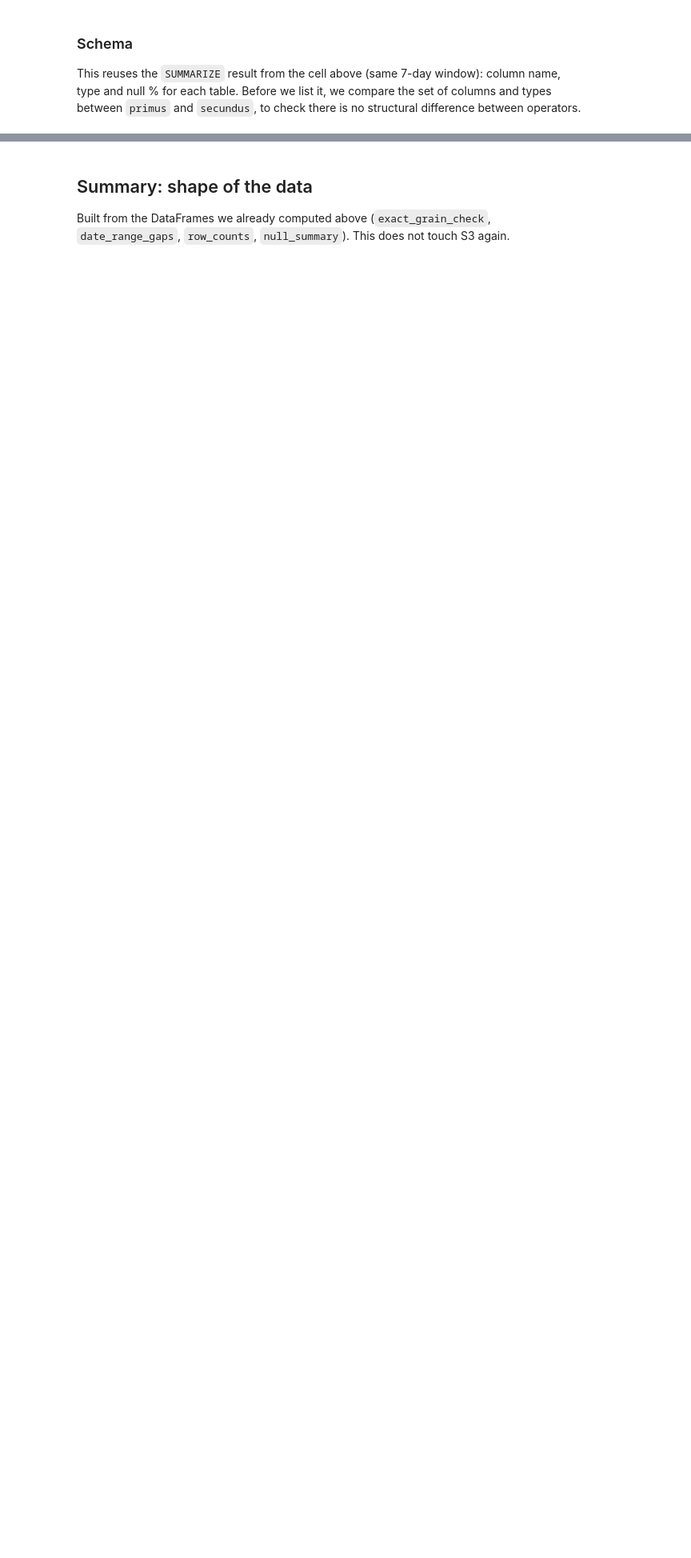
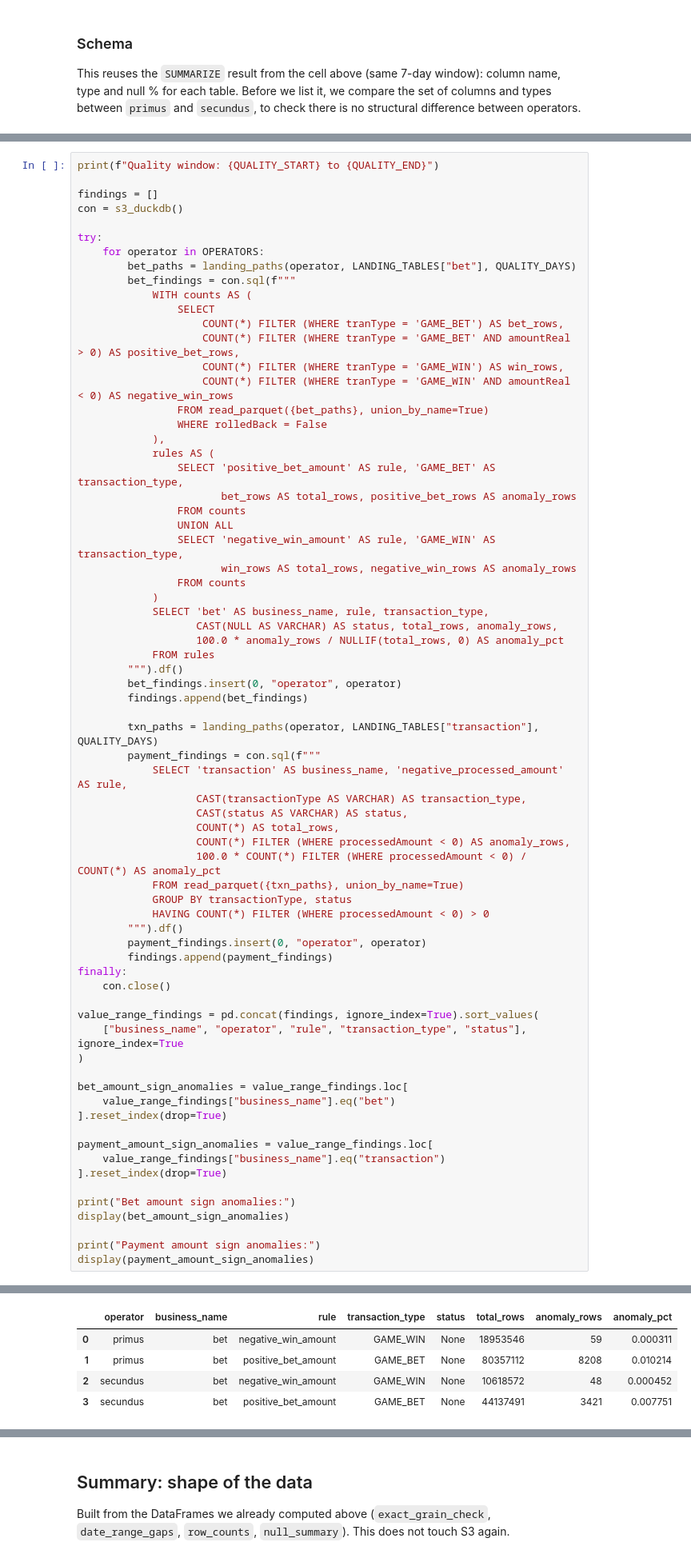
Before and after one commit to jvherrero/whizdom-churn, a Jupyter notebook: eda/01_profiling.ipynb, the cells around one changed output, grey strips where cells are left out. Shown at 80% size. Drawn from its saved outputs; the diff is of its cells as text; blank space fills up the shorter version.

Commit message:
fix(eda): add non-negative stake check to 01_profiling DQ suite

```diff
--- a/eda/01_profiling.ipynb
+++ b/eda/01_profiling.ipynb
@@ -483,0 +488,71 @@ Schema differs between operators in: no tables
+# %%
+print(f"Quality window: {QUALITY_START} to {QUALITY_END}")
+
+findings = []
+con = s3_duckdb()
+
+try:
+    for operator in OPERATORS:
+        bet_paths = landing_paths(operator, LANDING_TABLES["bet"], QUALITY_DAYS)
+        bet_findings = con.sql(f"""
+            WITH counts AS (
+                SELECT
+                    COUNT(*) FILTER (WHERE tranType = 'GAME_BET') AS bet_rows,
+                    COUNT(*) FILTER (WHERE tranType = 'GAME_BET' AND amountReal > 0) AS positive_bet_rows,
+                    COUNT(*) FILTER (WHERE tranType = 'GAME_WIN') AS win_rows,
+                    COUNT(*) FILTER (WHERE tranType = 'GAME_WIN' AND amountReal < 0) AS negative_win_rows
+                FROM read_parquet({bet_paths}, union_by_name=True)
+                WHERE rolledBack = False
+            ),
+            rules AS (
+                SELECT 'positive_bet_amount' AS rule, 'GAME_BET' AS transaction_type,
+                       bet_rows AS total_rows, positive_bet_rows AS anomaly_rows
+                FROM counts
+                UNION ALL
+                SELECT 'negative_win_amount' AS rule, 'GAME_WIN' AS transaction_type,
+                       win_rows AS total_rows, negative_win_rows AS anomaly_rows
+                FROM counts
+            )
+            SELECT 'bet' AS business_name, rule, transaction_type,
+                   CAST(NULL AS VARCHAR) AS status, total_rows, anomaly_rows,
+                   100.0 * anomaly_rows / NULLIF(total_rows, 0) AS anomaly_pct
+            FROM rules
+        """).df()
+        bet_findings.insert(0, "operator", operator)
+        findings.append(bet_findings)
+
+        txn_paths = landing_paths(operator, LANDING_TABLES["transaction"], QUALITY_DAYS)
+        payment_findings = con.sql(f"""
+            SELECT 'transaction' AS business_name, 'negative_processed_amount' AS rule,
+                   CAST(transactionType AS VARCHAR) AS transaction_type,
+                   CAST(status AS VARCHAR) AS status,
+                   COUNT(*) AS total_rows,
+                   COUNT(*) FILTER (WHERE processedAmount < 0) AS anomaly_rows,
+                   100.0 * COUNT(*) FILTER (WHERE processedAmount < 0) / COUNT(*) AS anomaly_pct
+            FROM read_parquet({txn_paths}, union_by_name=True)
+            GROUP BY transactionType, status
+            HAVING COUNT(*) FILTER (WHERE processedAmount < 0) > 0
+        """).df()
+        payment_findings.insert(0, "operator", operator)
+        findings.append(payment_findings)
+finally:
+    con.close()
+
+value_range_findings = pd.concat(findings, ignore_index=True).sort_values(
+    ["business_name", "operator", "rule", "transaction_type", "status"], ignore_index=True
+)
+
+bet_amount_sign_anomalies = value_range_findings.loc[
+    value_range_findings["business_name"].eq("bet")
+].reset_index(drop=True)
+
+payment_amount_sign_anomalies = value_range_findings.loc[
+    value_range_findings["business_name"].eq("transaction")
+].reset_index(drop=True)
+
+print("Bet amount sign anomalies:")
+display(bet_amount_sign_anomalies)
+
+print("Payment amount sign anomalies:")
+display(payment_amount_sign_anomalies)
+# %% [output]
@@ -483,0 +561,5 @@ Schema differs between operators in: no tables
+|  | operator | business_name | rule | transaction_type | status | total_rows | anomaly_rows | anomaly_pct |
+| 0 | primus | bet | negative_win_amount | GAME_WIN | None | 18953546 | 59 | 0.000311 |
+| 1 | primus | bet | positive_bet_amount | GAME_BET | None | 80357112 | 8208 | 0.010214 |
+| 2 | secundus | bet | negative_win_amount | GAME_WIN | None | 10618572 | 48 | 0.000452 |
+| 3 | secundus | bet | positive_bet_amount | GAME_BET | None | 44137491 | 3421 | 0.007751 |
```
Also changed, not shown: parts of 4 cells of this notebook, 5 other files.
